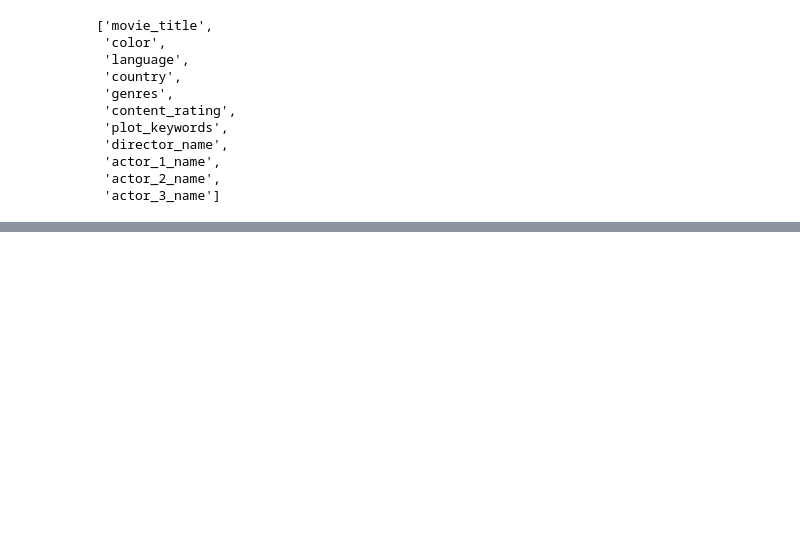
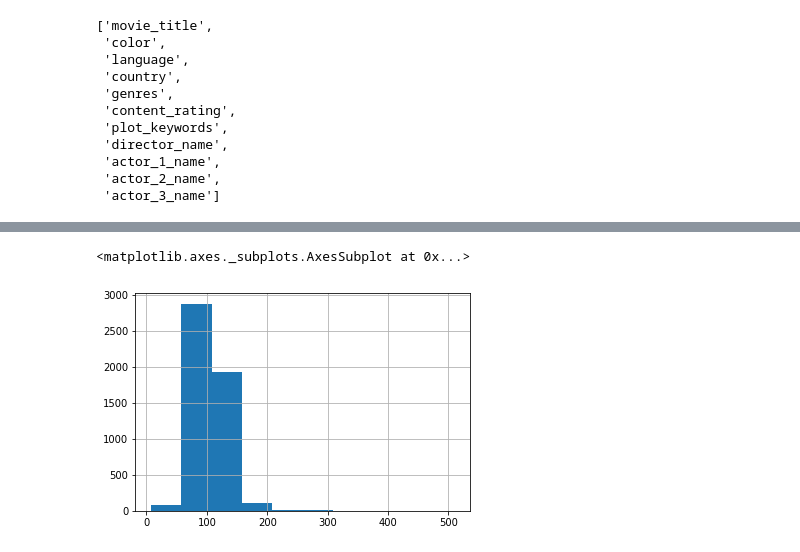
Before and after one commit to FranLMSP/platzi-ml, a Jupyter notebook: 2. Data parsing.ipynb, the cells around one changed output, grey strips where cells are left out. Saved outputs shown, nothing was run; the diff lists cells and outputs as text; code cells hidden in the pictures; blank space fills up the shorter version.

Commit message:
Checking the health of the data

```diff
--- a/2. Data parsing.ipynb
+++ b/2. Data parsing.ipynb
@@ -247,3 +247,7 @@ object_cols
  'actor_1_name',
  'actor_2_name',
  'actor_3_name']
+# %%
+# Creating a list with only numeric values of the movies
+movies_num = movies[numeric_cols]
+movies_num.head()
@@ -249,0 +274,6 @@ object_cols
+# %%
+# Showing info in object data
+movies_num['duration'].hist()
+# %% [output]
+<matplotlib.axes._subplots.AxesSubplot at 0x...>
+[figure, added]
```
Also changed, not shown: parts of 7 cells of this notebook.
